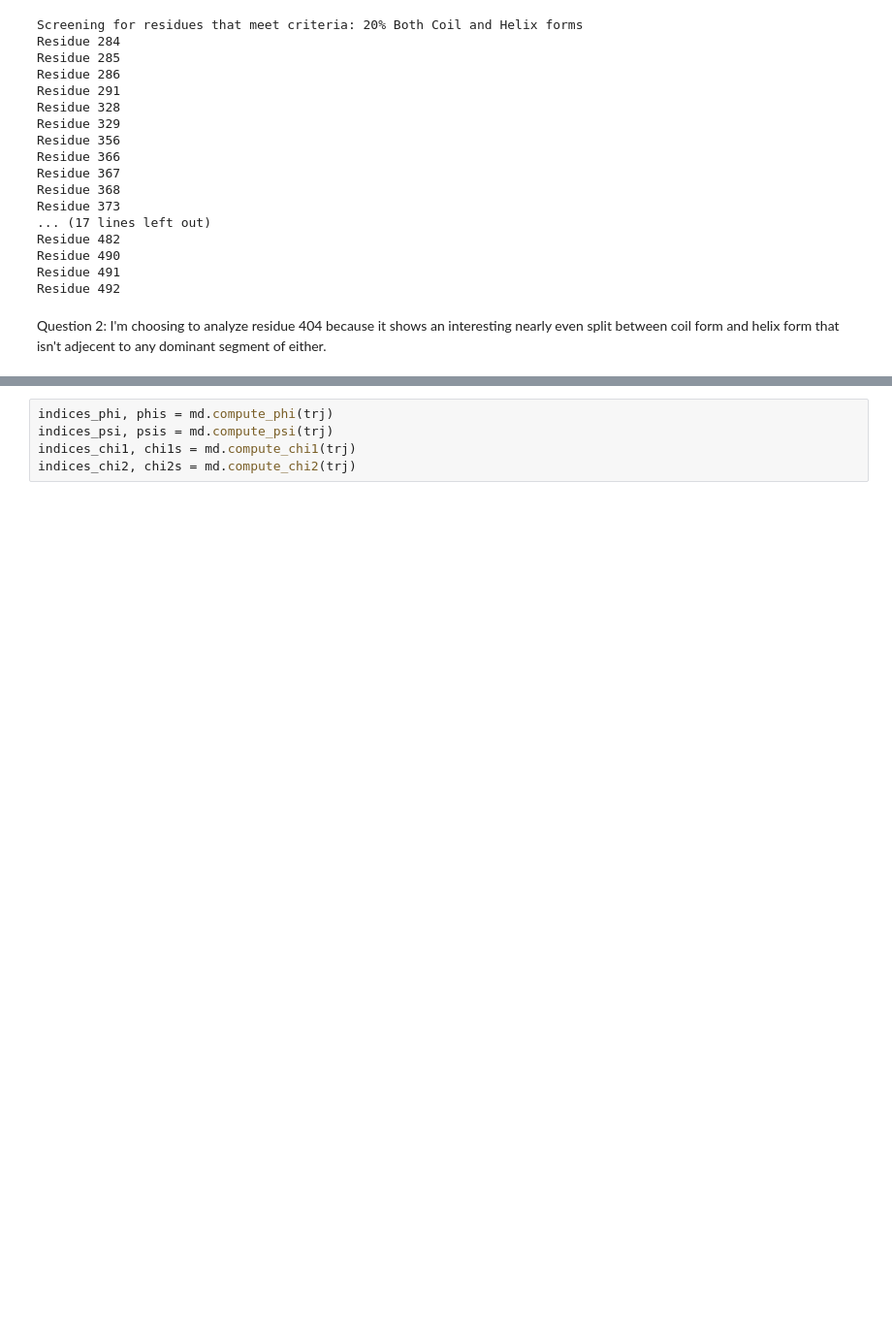
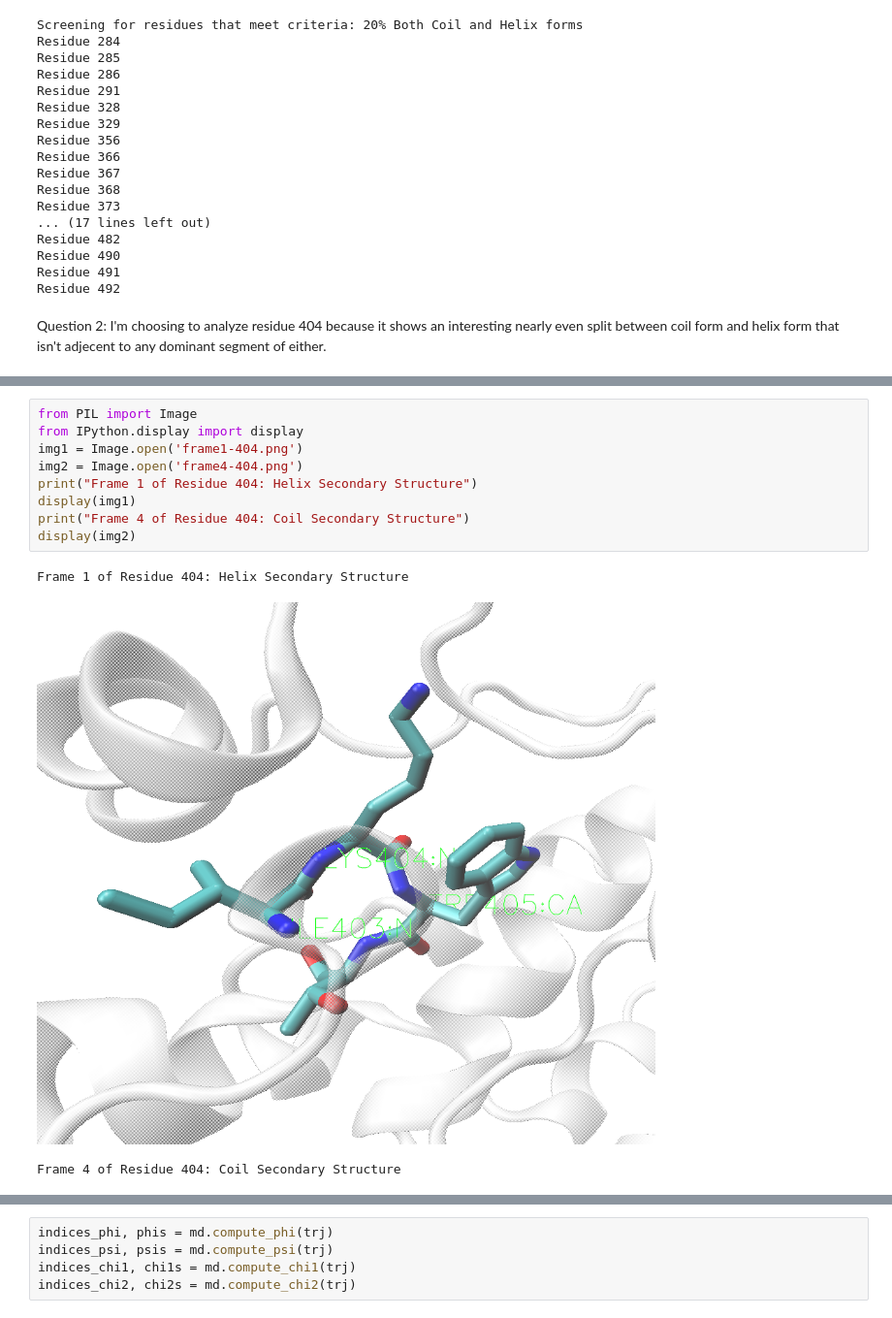
Before and after one commit to jack-mcmahon/CHEM101.6, a Jupyter notebook: Exercise2/CHEM101.6_S24_Project2_jack_mcmahon.ipynb, the cells around one changed output, grey strips where cells are left out. Shown at 97% size. Saved outputs shown, nothing was run; the diff lists cells and outputs as text; blank space fills up the shorter version.

```diff
--- a/Exercise2/CHEM101.6_S24_Project2_jack_mcmahon.ipynb
+++ b/Exercise2/CHEM101.6_S24_Project2_jack_mcmahon.ipynb
@@ -353,0 +363,13 @@ Question 2: I'm choosing to analyze residue 404 because it shows an interesting
+# %%
+from PIL import Image
+from IPython.display import display
+img1 = Image.open('frame1-404.png')
+img2 = Image.open('frame4-404.png')
+print("Frame 1 of Residue 404: Helix Secondary Structure")
+display(img1)
+print("Frame 4 of Residue 404: Coil Secondary Structure")
+display(img2)
+# %% [output]
+Frame 1 of Residue 404: Helix Secondary Structure
+[figure, added]
+Frame 4 of Residue 404: Coil Secondary Structure
```
Also changed, not shown: parts of 12 cells of this notebook, 6 other files.
